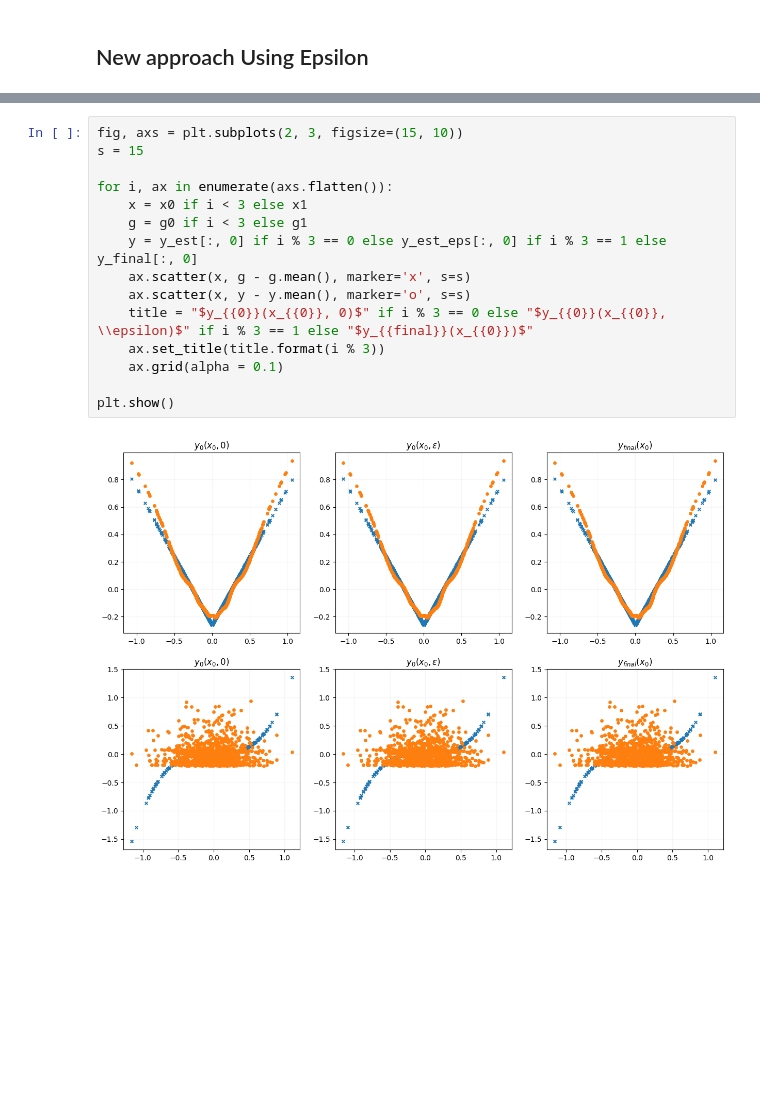
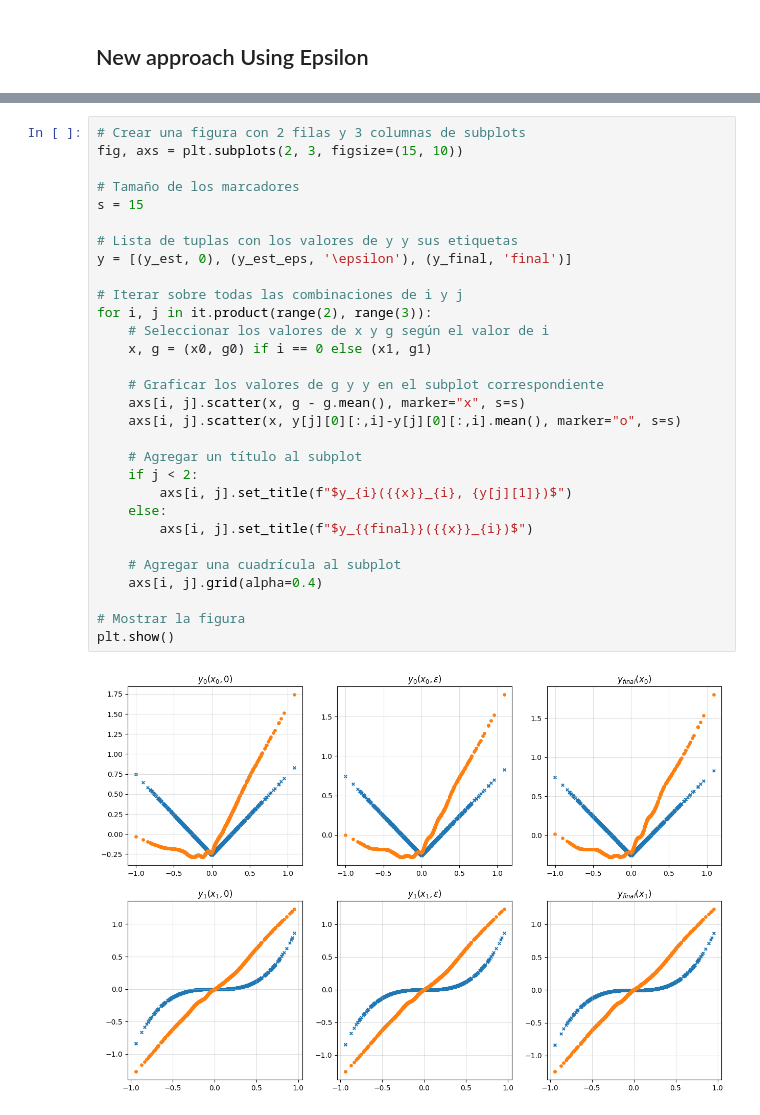
Before and after one commit to VictorAndresDlh/nobsp_dnn, a Jupyter notebook: NObSP/main_nn_lab.ipynb, the cells around one changed output, grey strips where cells are left out. Drawn from its saved outputs; the diff is of its cells as text; blank space fills up the shorter version.

```diff
--- a/NObSP/main_nn_lab.ipynb
+++ b/NObSP/main_nn_lab.ipynb
@@ -233,17 +248,32 @@ plt.show()
-# %%
-fig, axs = plt.subplots(2, 3, figsize=(15, 10))
-s = 15
-
-for i, ax in enumerate(axs.flatten()):
-    x = x0 if i < 3 else x1
-    g = g0 if i < 3 else g1
-    y = y_est[:, 0] if i % 3 == 0 else y_est_eps[:, 0] if i % 3 == 1 else y_final[:, 0]
-    ax.scatter(x, g - g.mean(), marker='x', s=s)
-    ax.scatter(x, y - y.mean(), marker='o', s=s)
-    title = "$y_{{0}}(x_{{0}}, 0)$" if i % 3 == 0 else "$y_{{0}}(x_{{0}}, \\epsilon)$" if i % 3 == 1 else "$y_{{final}}(x_{{0}})$"
-    ax.set_title(title.format(i % 3))
-    ax.grid(alpha = 0.1)
-
-plt.show()
-# %% [output]
-[figure, removed]
+# %%
+# Crear una figura con 2 filas y 3 columnas de subplots
+fig, axs = plt.subplots(2, 3, figsize=(15, 10))
+
+# Tamaño de los marcadores
+s = 15
+
+# Lista de tuplas con los valores de y y sus etiquetas
+y = [(y_est, 0), (y_est_eps, '\epsilon'), (y_final, 'final')]
+
+# Iterar sobre todas las combinaciones de i y j
+for i, j in it.product(range(2), range(3)):
+    # Seleccionar los valores de x y g según el valor de i
+    x, g = (x0, g0) if i == 0 else (x1, g1)
+
+    # Graficar los valores de g y y en el subplot correspondiente
+    axs[i, j].scatter(x, g - g.mean(), marker="x", s=s)
+    axs[i, j].scatter(x, y[j][0][:,i]-y[j][0][:,i].mean(), marker="o", s=s)
+
+    # Agregar un título al subplot
+    if j < 2:
+        axs[i, j].set_title(f"$y_{i}({{x}}_{i}, {y[j][1]})$")
+    else:
+        axs[i, j].set_title(f"$y_{{final}}({{x}}_{i})$")
+
+    # Agregar una cuadrícula al subplot
+    axs[i, j].grid(alpha=0.4)
+
+# Mostrar la figura
+plt.show()
+# %% [output]
+[figure, added]
```
Also changed, not shown: parts of 15 cells of this notebook.
